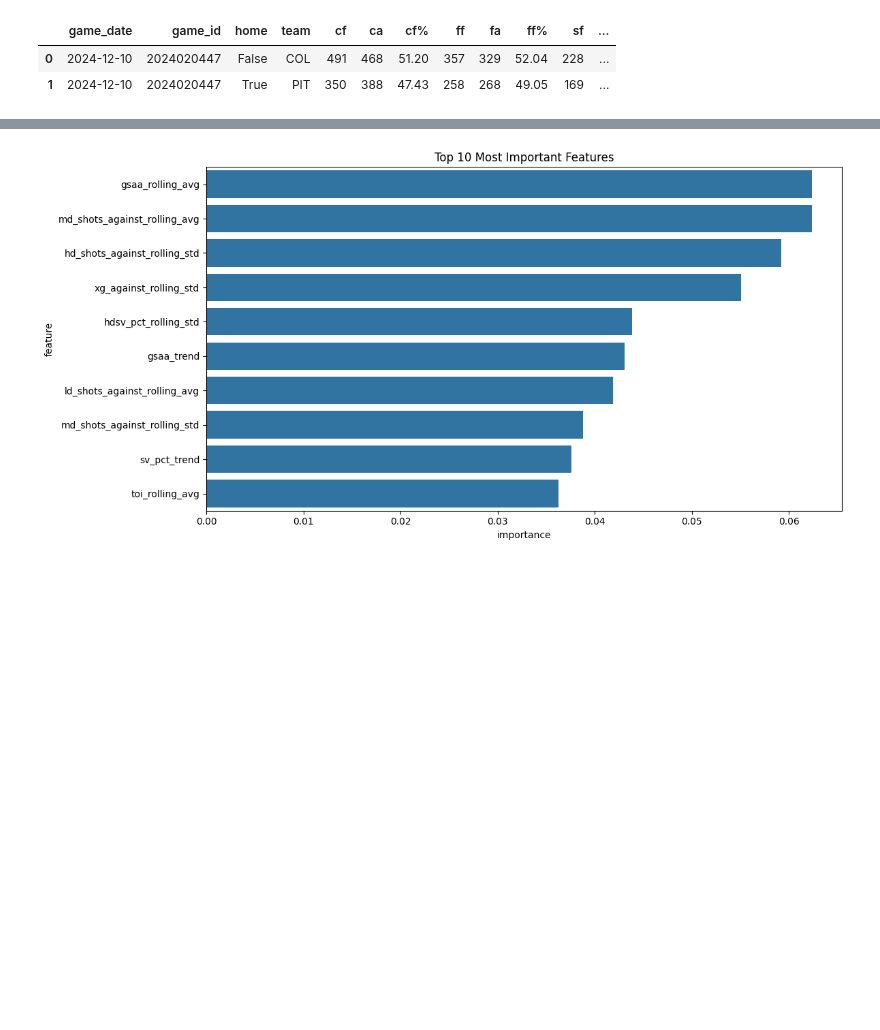
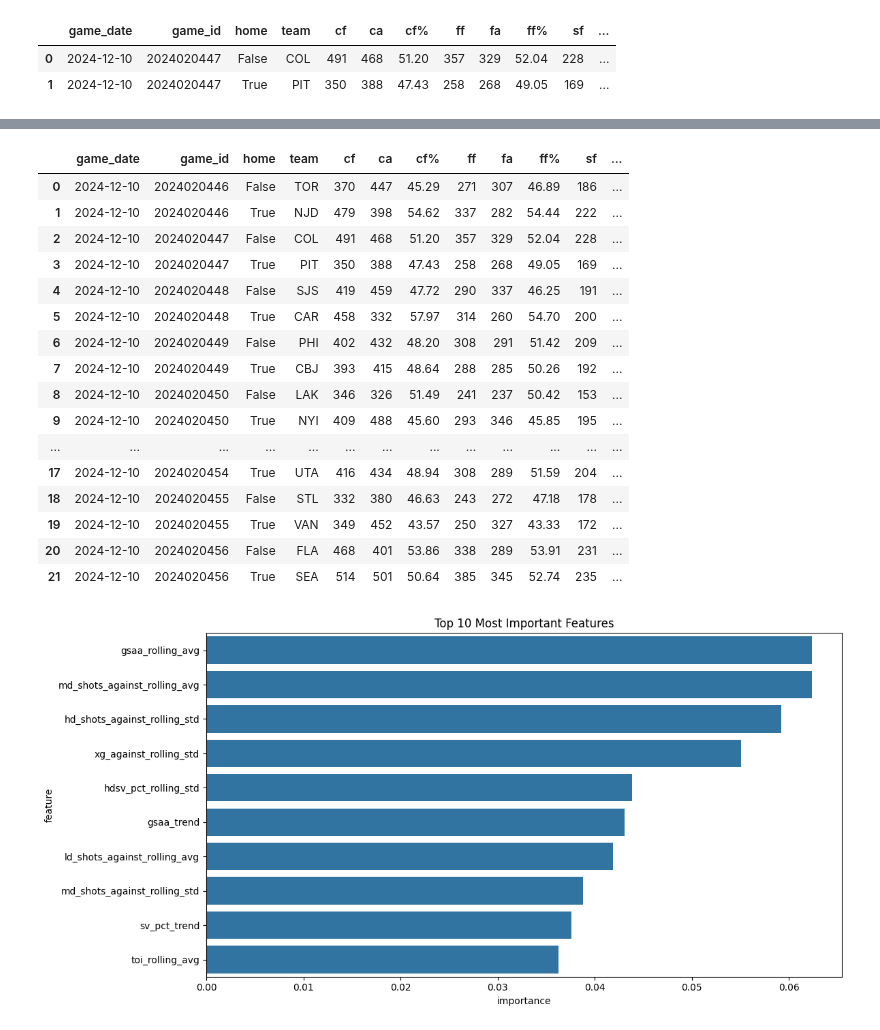
Before and after one commit to bwista/accurateshothelper, a Jupyter notebook: notebooks/goalie_eda.ipynb, the cells around one changed output, grey strips where cells are left out. Drawn from its saved outputs; the diff is of its cells as text; code cells hidden in the pictures; blank space fills up the shorter version.

```diff
--- a/notebooks/goalie_eda.ipynb
+++ b/notebooks/goalie_eda.ipynb
@@ -349,7 +345,7 @@ matchup_data
 | 0 | 2024-12-10 | 2024020447 | False | COL | 491 | 468 | 51.20 | 357 | 329 | 52.04 | 228 | ... |
 | 1 | 2024-12-10 | 2024020447 | True | PIT | 350 | 388 | 47.43 | 258 | 268 | 49.05 | 169 | ... |
 # %%
-def prepare_rolling_features(df, player_name: str, window_size: int = 10, date: str = None):
+def calculate_goalie_rolling_stats(df, player_name: str, window_size: int = 10, date: str = None):
     """Create rolling averages and statistics for a specific goalie
 
     Args:
@@ -428,3 +424,5 @@ def prepare_rolling_features(df, player_name: str, window_size: int = 10, date:
         print(f"Error processing player {player_name}: {str(e)}")
         print("Data types:", df.dtypes)
         raise
+
+    # rolling_stats = prepare_rolling_features(goalie_stats, window_size=10, player_name='Alexandar Georgiev', date='2024-12-10')
@@ -441,0 +492,37 @@ rolling_stats
+# %%
+def get_matchup_goalie_results(matchup_df: pd.DataFrame) -> pd.DataFrame:
+    """
+    Retrieves actual game results for goalies from a matchup DataFrame.
+
+    Args:
+        matchup_df (pd.DataFrame): DataFrame containing matchup data with game_id column
+
+    Returns:
+        pd.DataFrame: Original matchup data with additional columns for actual game results
+    """
+    # Get the boxscore data
+    game_id = matchup_df['game_id'].iloc[0]
+    game_data = get_game_boxscore(game_id, clean=False)
+    player_stats = game_data.get('playerByGameStats', {})
+
+    # Create a copy of the input DataFrame
+    enriched_df = matchup_df.copy()
+
+    # Process each team's data
+    for idx, row in enriched_df.iterrows():
+        team_type = 'homeTeam' if row['home'] else 'awayTeam'
+        goalies = player_stats.get(team_type, {}).get('goalies', [])
+
+        if goalies:
+            goalie = goalies[0]  # Get starting goalie
+            shots = goalie.get('shotsAgainst', 0)
+            saves = goalie.get('saves', 0)
+
+            enriched_df.loc[idx, 'res_saves'] = saves
+            enriched_df.loc[idx, 'res_shots_against'] = shots
+            enriched_df.loc[idx, 'res_save_pct'] = round(saves / shots if shots > 0 else 0.0, 3)
+            enriched_df.loc[idx, 'res_goals_against'] = goalie.get('goalsAgainst', 0)
+            # enriched_df.loc[idx, 'actual_toi'] = goalie.get('timeOnIce', '00:00')
+            enriched_df.loc[idx, 'res_decision'] = goalie.get('decision', 'N/A')
+
+    return enriched_df
@@ -441,0 +611,2 @@ rolling_stats
+# %%
+matchups = process_matchups_for_date('2024-12-10', last_n=15)
@@ -442,3 +633,23 @@ rolling_stats
+# %%
+matchups
+# %% [output]
+|  | game_date | game_id | home | team | cf | ca | cf% | ff | fa | ff% | sf | ... |
+| 0 | 2024-12-10 | 2024020446 | False | TOR | 370 | 447 | 45.29 | 271 | 307 | 46.89 | 186 | ... |
+| 1 | 2024-12-10 | 2024020446 | True | NJD | 479 | 398 | 54.62 | 337 | 282 | 54.44 | 222 | ... |
+| 2 | 2024-12-10 | 2024020447 | False | COL | 491 | 468 | 51.20 | 357 | 329 | 52.04 | 228 | ... |
+| 3 | 2024-12-10 | 2024020447 | True | PIT | 350 | 388 | 47.43 | 258 | 268 | 49.05 | 169 | ... |
+| 4 | 2024-12-10 | 2024020448 | False | SJS | 419 | 459 | 47.72 | 290 | 337 | 46.25 | 191 | ... |
+| 5 | 2024-12-10 | 2024020448 | True | CAR | 458 | 332 | 57.97 | 314 | 260 | 54.70 | 200 | ... |
+| 6 | 2024-12-10 | 2024020449 | False | PHI | 402 | 432 | 48.20 | 308 | 291 | 51.42 | 209 | ... |
+| 7 | 2024-12-10 | 2024020449 | True | CBJ | 393 | 415 | 48.64 | 288 | 285 | 50.26 | 192 | ... |
+| 8 | 2024-12-10 | 2024020450 | False | LAK | 346 | 326 | 51.49 | 241 | 237 | 50.42 | 153 | ... |
+| 9 | 2024-12-10 | 2024020450 | True | NYI | 409 | 488 | 45.60 | 293 | 346 | 45.85 | 195 | ... |
+| ... | ... | ... | ... | ... | ... | ... | ... | ... | ... | ... | ... | ... |
+| 17 | 2024-12-10 | 2024020454 | True | UTA | 416 | 434 | 48.94 | 308 | 289 | 51.59 | 204 | ... |
+| 18 | 2024-12-10 | 2024020455 | False | STL | 332 | 380 | 46.63 | 243 | 272 | 47.18 | 178 | ... |
+| 19 | 2024-12-10 | 2024020455 | True | VAN | 349 | 452 | 43.57 | 250 | 327 | 43.33 | 172 | ... |
+| 20 | 2024-12-10 | 2024020456 | False | FLA | 468 | 401 | 53.86 | 338 | 289 | 53.91 | 231 | ... |
+| 21 | 2024-12-10 | 2024020456 | True | SEA | 514 | 501 | 50.64 | 385 | 345 | 52.74 | 235 | ... |
 # %%
 def train_model(historical_data, window_size=10) -> Tuple[RandomForestRegressor, StandardScaler, dict]:
     """Train the model on historical goalie data and return evaluation metrics"""
```
Also changed, not shown: parts of 9 cells of this notebook.
